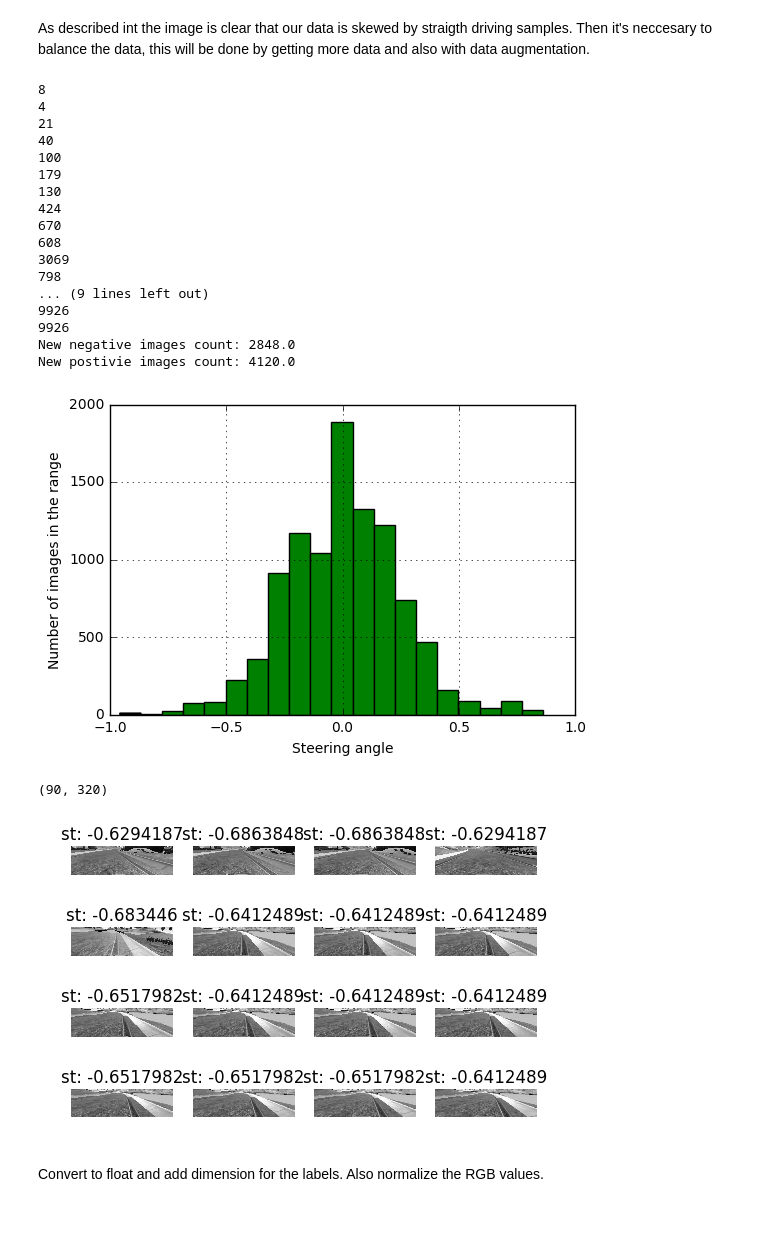
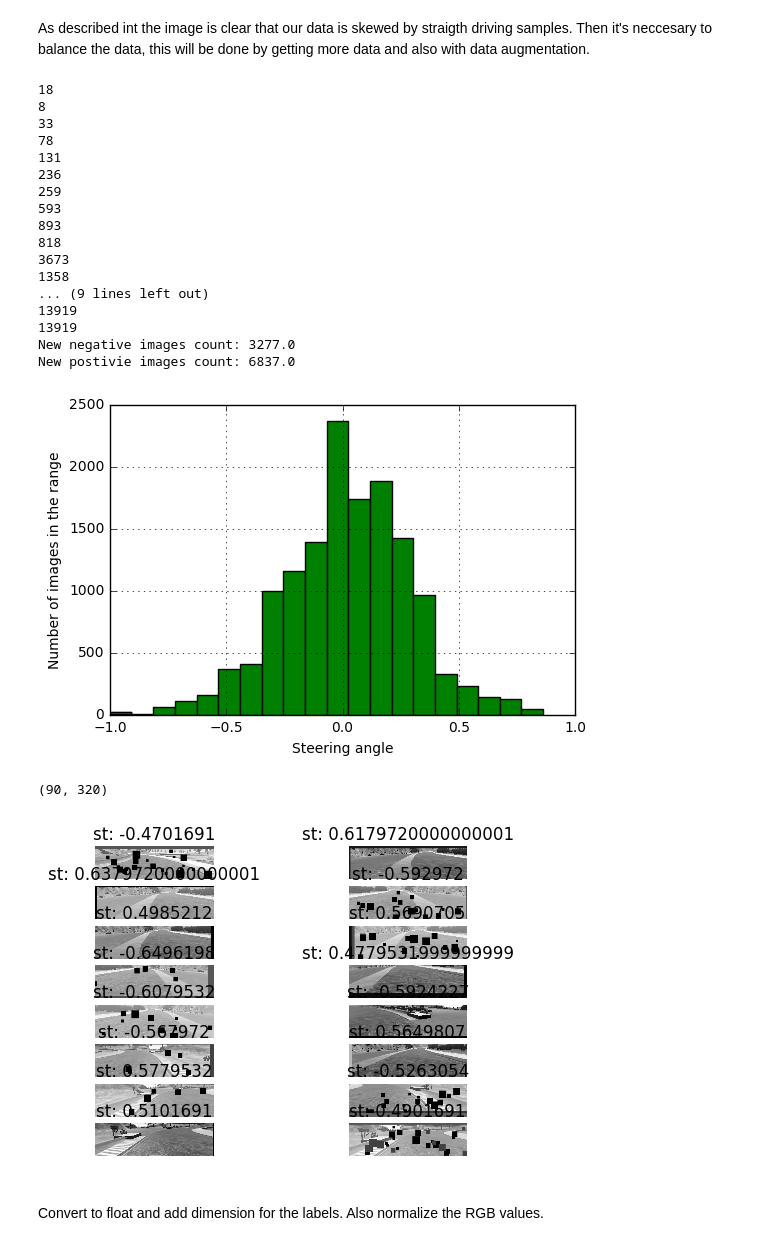
Before and after one commit to yhoazk/CarND-Behavioral-Cloning-P3, a Jupyter notebook: ExploreAndPreprocessData.ipynb, the cells around one changed output. Saved outputs shown, nothing was run; the diff lists cells and outputs as text; code cells hidden in the pictures; blank space fills up the shorter version.

```diff
--- a/ExploreAndPreprocessData.ipynb
+++ b/ExploreAndPreprocessData.ipynb
@@ -233,0 +240,8 @@ n_rgt, bins_rgt = analyze_dataset(y_rgt)
+# %%
+X_rgt,y_rgt = get_dataset(RIGHT_REC_IMG, RIGHT_REC_CSV )
+# Make all the samples more to the right
+for n,y in enumerate(y_rgt):
+    y_rgt[n] = abs(y) + (random.randint(1, 10) / 100)
+
+
+n_rgt, bins_rgt = analyze_dataset(y_rgt)
@@ -244,10 +260,10 @@ X = [[] for _ in range(len(n_all))]
 y = [[] for _ in range(len(n_all))]
 random.seed(7)
 # Transformtations to augment the data set
-X_all = X_all + X_lft + X_prk + X_rgt
-y_all = y_all + y_lft + y_prk + y_rgt
+X_all = X_lft + X_park + 2*X_rgt + X_all
+y_all = y_lft + y_park + 2*y_rgt +y_all
 for i, (lbl, img) in enumerate(zip(y_all, X_all)):
-    if  -0.1 <= lbl <= 0.038 and random.random() >=0.2:
+    if  -0.1 <= lbl <= 0.038 and random.random() >=0.4:
         y_all.pop(i)
         X_all.pop(i)
 
@@ -271,13 +287,21 @@ for i, (lbl, img) in enumerate(zip(y[10], X[10])):
         X[10].pop(i)
 
 #Add more data by augmentation in each bin, first try to balance
+X[8], y[8] = augmentBin(X[8], y[8], 0.5)
 
-X[11], y[11] = augmentBin(X[11], y[11], 0.4)
-X[8], y[8] = augmentBin(X[8], y[8], 0.4)
-X[13], y[13] = augmentBin(X[13], y[13],0.4)
-X[7], y[7] = augmentBin(X[7], y[7],0.4)
-X[14], y[14] = augmentBin(X[14], y[14],0.4)
-X[6], y[6] = augmentBin(X[6], y[6],0.4)
+X[11], y[11] = augmentBin(X[11], y[11], 0.5)
+
+X[13], y[13] = augmentBin(X[13], y[13],0.5)
+X[7], y[7] = augmentBin(X[7], y[7],0.6)
+X[14], y[14] = augmentBin(X[14], y[14],0.8)
+X[6], y[6] = augmentBin(X[6], y[6],0.7)
+
+X[15], y[15] = augmentBin(X[15], y[15],0.8)
+X[5], y[5] = augmentBin(X[5], y[5],0.5)
+X[4], y[4] = augmentBin(X[4], y[4],0.5)
+
+X[17], y[17] = augmentBin(X[17], y[17],0.5)
+X[18], y[18] = augmentBin(X[18], y[18],0.5)
 
 
 #flat list of lists
@@ -301,33 +325,31 @@ plt.ylabel('Number of images in the range')
 plt.grid(True)
 plt.show()
 # %% [output]
+18
 8
-4
-21
-40
-100
-179
-130
-424
-670
-608
-3069
-798
+33
+78
+131
+236
+259
+593
+893
+818
+3673
+1358
 ... (9 lines left out)
-9926
-9926
-New negative images count: 2848.0
-New postivie images count: 4120.0
+13919
+13919
+New negative images count: 3277.0
+New postivie images count: 6837.0
-[figure, old version]
+[figure, new version]
 # %%
-l = 33
-#plot_imgArr([*X[l:l+2],brightness(X[l]), brightness(X[l+1]) ], label=[*y[l:l+2], -y[l], -y[l+1]]) ## Print olny 4 images
-plot_imgArr(X[l:l+16], label=y[l:l+16], gray=True, n=4) ## Print olny 4 images
-#plt.imshow(X[l]);
-#plt.title(y[l]);
+l = 330
+
+plot_imgArr(X[l:l+16], label=y[l:l+16], gray=True, n=8) ## Print olny 4 images
 # %% [output]
 (90, 320)
-[figure, old version]
+[figure, new version]
 # %% [markdown]
 Convert to float and add dimension for the labels.
 Also normalize the RGB values.
```
Also changed, not shown: parts of 16 cells of this notebook, 3 other files.
